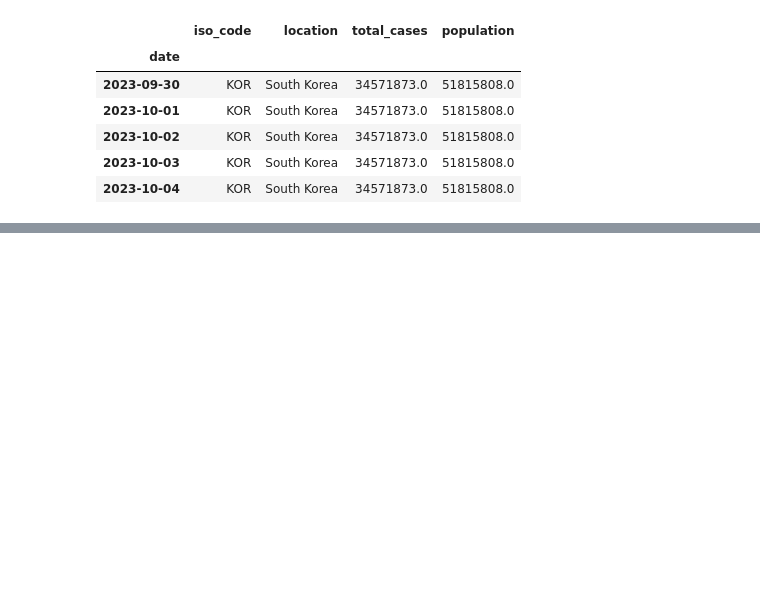
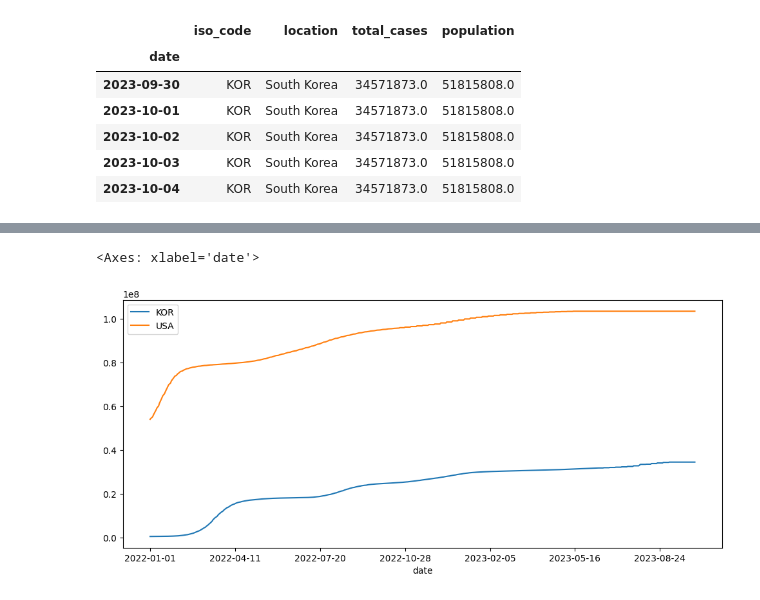
Before and after one commit to layla-focalors/AColab_Github_data_processing, a Jupyter notebook: Covid_Anayze.ipynb, the cells around one changed output, grey strips where cells are left out. Saved outputs shown, nothing was run; the diff lists cells and outputs as text; code cells hidden in the pictures; blank space fills up the shorter version.

```diff
--- a/Covid_Anayze.ipynb
+++ b/Covid_Anayze.ipynb
@@ -149,0 +198,5 @@ usa_df
+# %%
+final_df['2022-01-01':].plot.line(figsize=(12, 5))
+# %% [output]
+<Axes: xlabel='date'>
+[figure, added]
```
Also changed, not shown: parts of 12 cells of this notebook.
